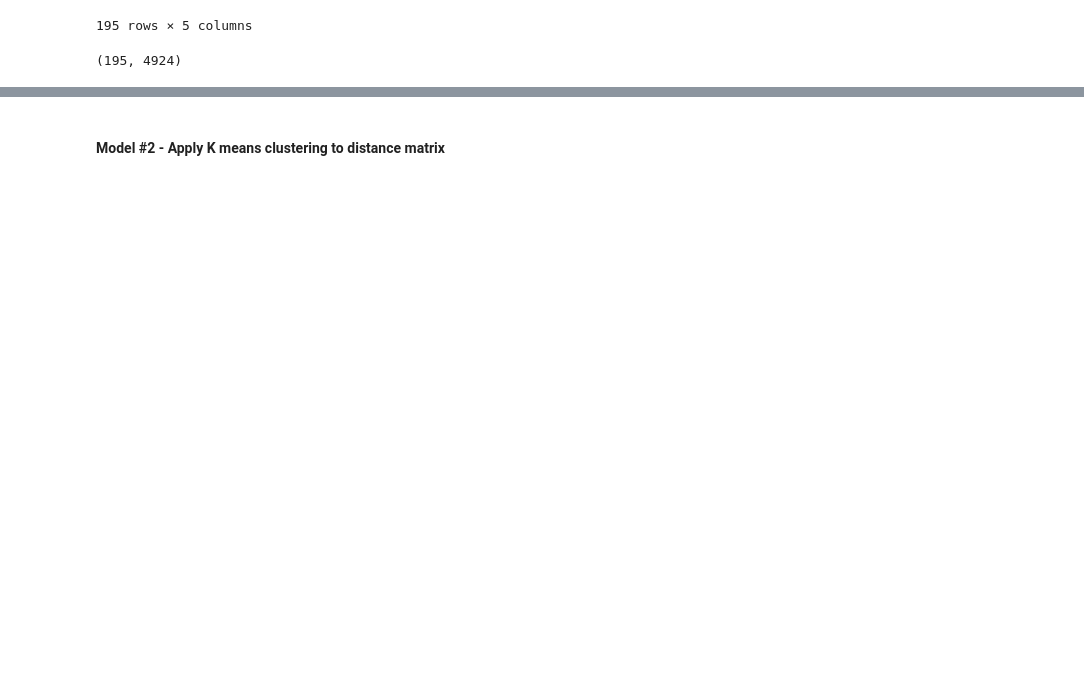
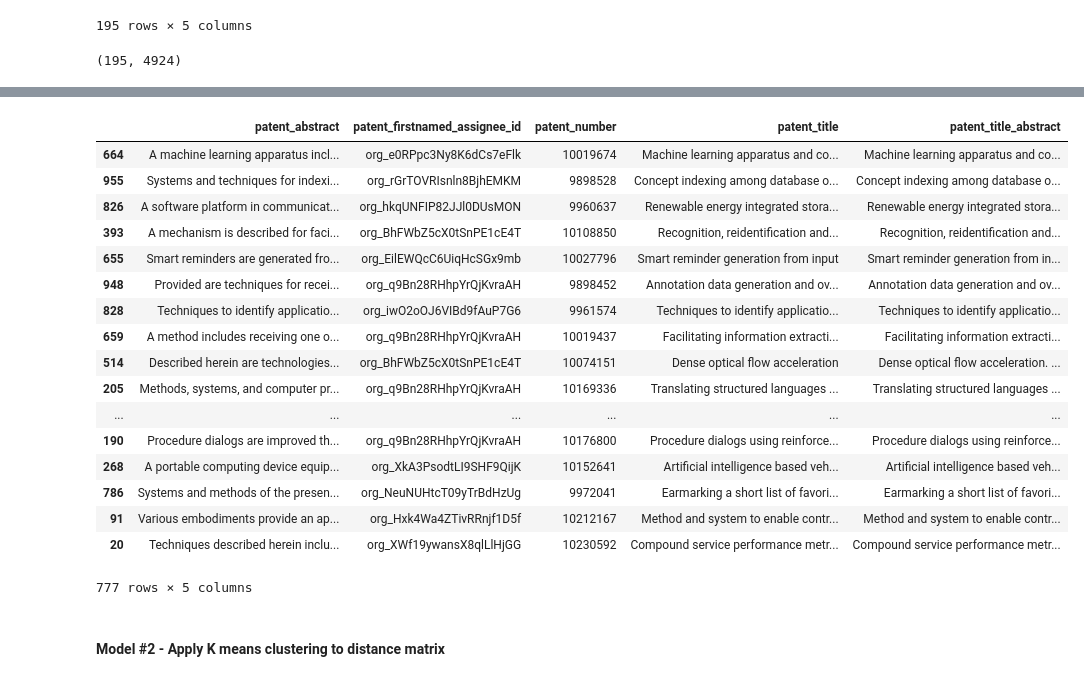
Before and after one commit to glmack/techniche, a Jupyter notebook: model_selection/rec_system.ipynb, the cells around one changed output, grey strips where cells are left out. Cells and saved outputs as stored; diff of their text form; code cells hidden in the pictures; blank space fills up the shorter version.

```diff
--- a/model_selection/rec_system.ipynb
+++ b/model_selection/rec_system.ipynb
@@ -330,3 +343,24 @@ NameError: name 'cosine_sim' is not defined
+# %%
+train_text.head()
+# %% [output]
+|  | patent_abstract | patent_firstnamed_assignee_id | patent_number | patent_title | patent_title_abstract |
+| 664 | A machine learning apparatus incl... | org_e0RPpc3Ny8K6dCs7eFlk | 10019674 | Machine learning apparatus and co... | Machine learning apparatus and co... |
+| 955 | Systems and techniques for indexi... | org_rGrTOVRIsnln8BjhEMKM | 9898528 | Concept indexing among database o... | Concept indexing among database o... |
+| 826 | A software platform in communicat... | org_hkqUNFIP82JJl0DUsMON | 9960637 | Renewable energy integrated stora... | Renewable energy integrated stora... |
+| 393 | A mechanism is described for faci... | org_BhFWbZ5cX0tSnPE1cE4T | 10108850 | Recognition, reidentification and... | Recognition, reidentification and... |
+| 655 | Smart reminders are generated fro... | org_EilEWQcC6UiqHcSGx9mb | 10027796 | Smart reminder generation from input | Smart reminder generation from in... |
+| 948 | Provided are techniques for recei... | org_q9Bn28RHhpYrQjKvraAH | 9898452 | Annotation data generation and ov... | Annotation data generation and ov... |
+| 828 | Techniques to identify applicatio... | org_iwO2oOJ6VIBd9fAuP7G6 | 9961574 | Techniques to identify applicatio... | Techniques to identify applicatio... |
+| 659 | A method includes receiving one o... | org_q9Bn28RHhpYrQjKvraAH | 10019437 | Facilitating information extracti... | Facilitating information extracti... |
+| 514 | Described herein are technologies... | org_BhFWbZ5cX0tSnPE1cE4T | 10074151 | Dense optical flow acceleration | Dense optical flow acceleration. ... |
+| 205 | Methods, systems, and computer pr... | org_q9Bn28RHhpYrQjKvraAH | 10169336 | Translating structured languages ... | Translating structured languages ... |
+| ... | ... | ... | ... | ... | ... |
+| 190 | Procedure dialogs are improved th... | org_q9Bn28RHhpYrQjKvraAH | 10176800 | Procedure dialogs using reinforce... | Procedure dialogs using reinforce... |
+| 268 | A portable computing device equip... | org_XkA3PsodtLI9SHF9QijK | 10152641 | Artificial intelligence based veh... | Artificial intelligence based veh... |
+| 786 | Systems and methods of the presen... | org_NeuNUHtcT09yTrBdHzUg | 9972041 | Earmarking a short list of favori... | Earmarking a short list of favori... |
+| 91 | Various embodiments provide an ap... | org_Hxk4Wa4ZTivRRnjf1D5f | 10212167 | Method and system to enable contr... | Method and system to enable contr... |
+| 20 | Techniques described herein inclu... | org_XWf19ywansX8qlLlHjGG | 10230592 | Compound service performance metr... | Compound service performance metr... |
+777 rows × 5 columns
 # %% [markdown]
 #### Model #2 - Apply K means clustering to distance matrix
 # %%
```
Also changed, not shown: parts of 3 cells of this notebook, 1 other file.
